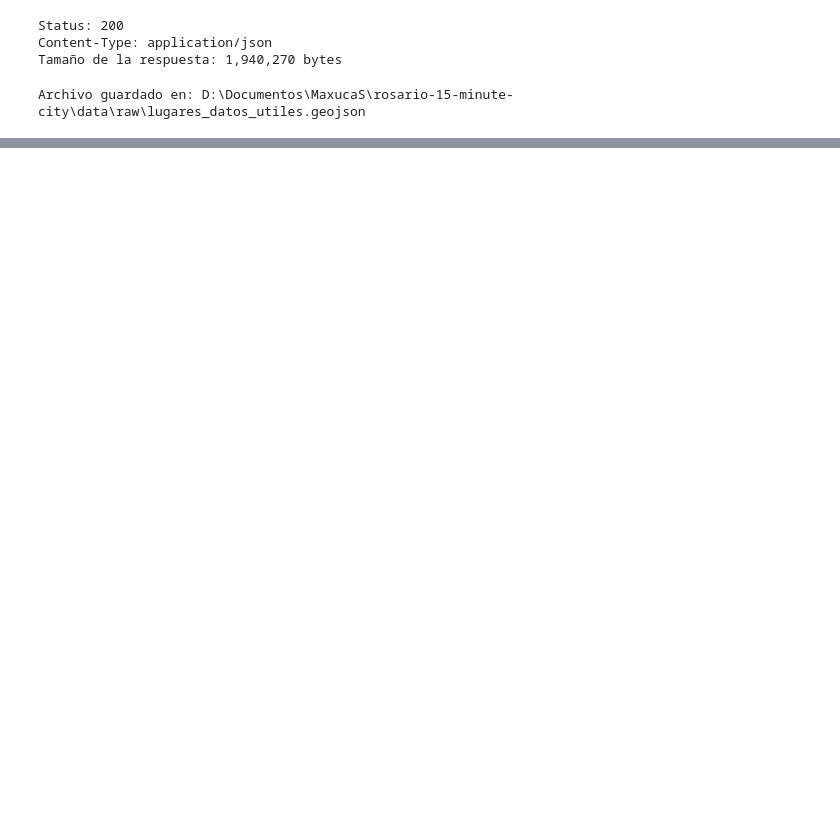
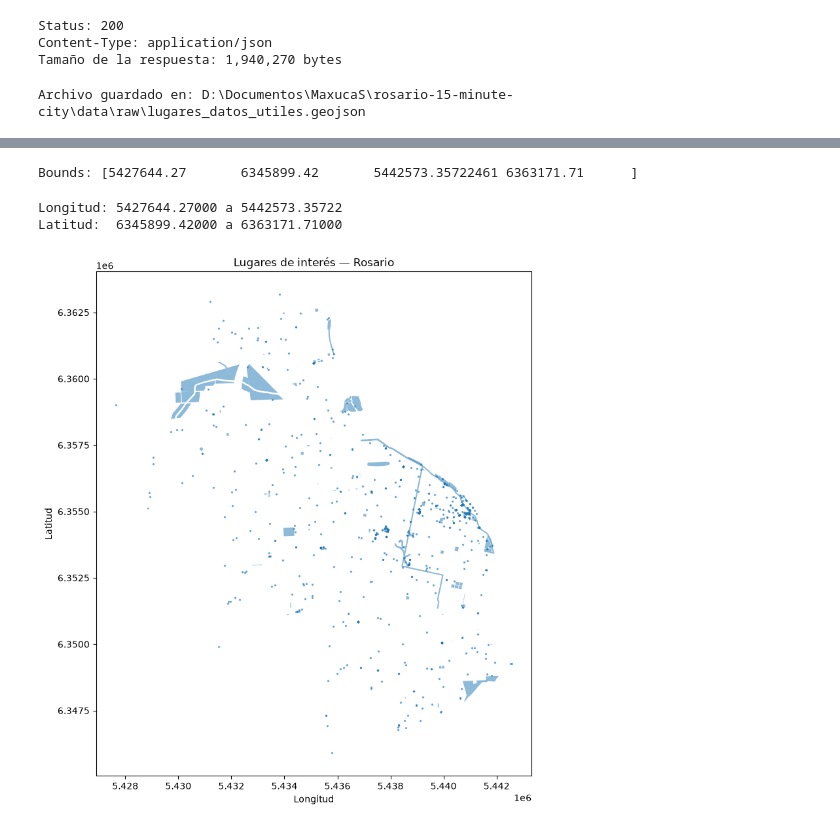
Before and after one commit to maximoalva/rosario-15-minute-city, a Jupyter notebook: notebooks/exploracion_datos.ipynb, the cells around one changed output, grey strips where cells are left out. Saved outputs shown, nothing was run; the diff lists cells and outputs as text; code cells hidden in the pictures; blank space fills up the shorter version.

```diff
--- a/notebooks/exploracion_datos.ipynb
+++ b/notebooks/exploracion_datos.ipynb
@@ -30,0 +337,28 @@ Archivo guardado en: D:\Documentos\MaxucaS\rosario-15-minute-city\data\raw\lugar
+# %%
+print("Bounds:", gdf.total_bounds)
+# %% [output]
+Bounds: [5427644.27       6345899.42       5442573.35722461 6363171.71      ]
+# %%
+minx, miny, maxx, maxy = gdf.total_bounds
+print(f"Longitud: {minx:.5f} a {maxx:.5f}")
+print(f"Latitud:  {miny:.5f} a {maxy:.5f}")
+# %% [output]
+Longitud: 5427644.27000 a 5442573.35722
+Latitud:  6345899.42000 a 6363171.71000
+# %%
+fig, ax = plt.subplots(figsize=(10, 10))
+
+gdf.plot(
+    ax=ax,
+    markersize=2,
+    alpha=0.5,
+    aspect=1
+)
+
+ax.set_title("Lugares de interés — Rosario")
+ax.set_xlabel("Longitud")
+ax.set_ylabel("Latitud")
+
+plt.show()
+# %% [output]
+[figure, added]
```
Also changed, not shown: parts of 19 cells of this notebook.
